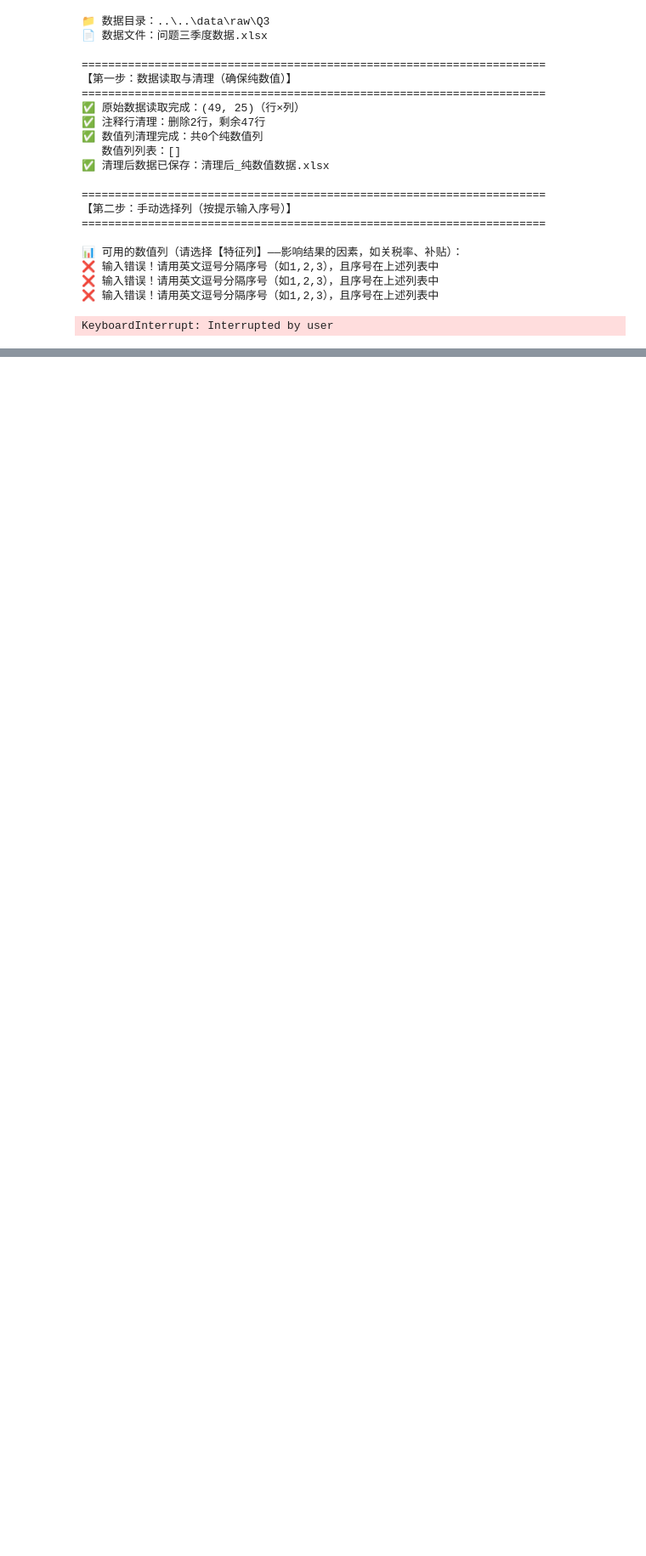
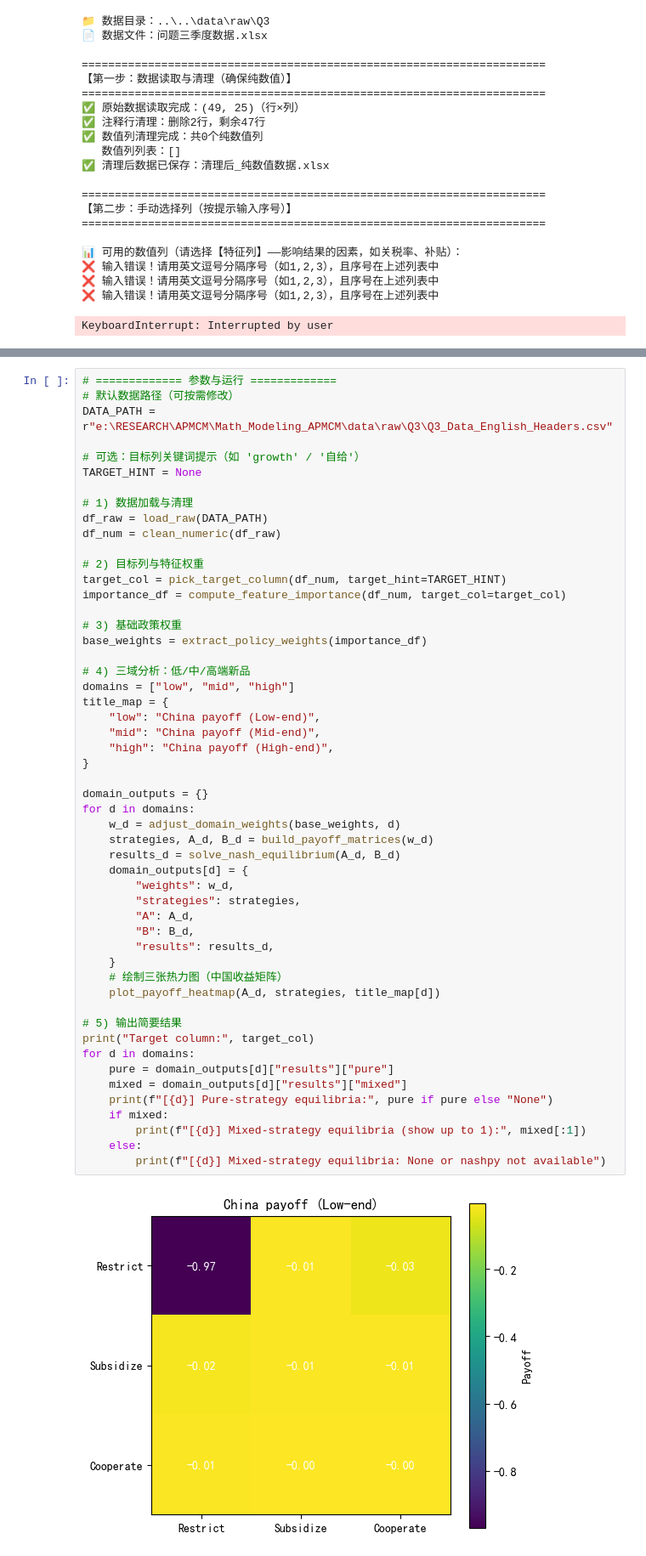
Before and after one commit to d-joshua-c/Math_Modeling_APMCM, a Jupyter notebook: code/notebook/Q3.ipynb, the cells around one changed output, grey strips where cells are left out. Shown: that part at 85% size. Saved outputs shown, nothing was run; the diff lists cells and outputs as text; blank space fills up the shorter version.

```diff
--- a/code/notebook/Q3.ipynb
+++ b/code/notebook/Q3.ipynb
@@ -439,0 +815,54 @@ KeyboardInterrupt: Interrupted by user
+# %%
+# ============= 参数与运行 =============
+# 默认数据路径（可按需修改）
+DATA_PATH = r"e:\RESEARCH\APMCM\Math_Modeling_APMCM\data\raw\Q3\Q3_Data_English_Headers.csv"
+
+# 可选：目标列关键词提示（如 'growth' / '自给'）
+TARGET_HINT = None
+
+# 1) 数据加载与清理
+df_raw = load_raw(DATA_PATH)
+df_num = clean_numeric(df_raw)
+
+# 2) 目标列与特征权重
+target_col = pick_target_column(df_num, target_hint=TARGET_HINT)
+importance_df = compute_feature_importance(df_num, target_col=target_col)
+
+# 3) 基础政策权重
+base_weights = extract_policy_weights(importance_df)
+
+# 4) 三域分析：低/中/高端新品
+domains = ["low", "mid", "high"]
+title_map = {
+    "low": "China payoff (Low-end)",
+    "mid": "China payoff (Mid-end)",
+    "high": "China payoff (High-end)",
+}
+
+domain_outputs = {}
+for d in domains:
+    w_d = adjust_domain_weights(base_weights, d)
+    strategies, A_d, B_d = build_payoff_matrices(w_d)
+    results_d = solve_nash_equilibrium(A_d, B_d)
+    domain_outputs[d] = {
+        "weights": w_d,
+        "strategies": strategies,
+        "A": A_d,
+        "B": B_d,
+        "results": results_d,
+    }
+    # 绘制三张热力图（中国收益矩阵）
+    plot_payoff_heatmap(A_d, strategies, title_map[d])
+
+# 5) 输出简要结果
+print("Target column:", target_col)
+for d in domains:
+    pure = domain_outputs[d]["results"]["pure"]
+    mixed = domain_outputs[d]["results"]["mixed"]
+    print(f"[{d}] Pure-strategy equilibria:", pure if pure else "None")
+    if mixed:
+        print(f"[{d}] Mixed-strategy equilibria (show up to 1):", mixed[:1])
+    else:
+        print(f"[{d}] Mixed-strategy equilibria: None or nashpy not available")
+# %% [output]
+[figure, added]
```
Also changed, not shown: parts of 4 cells of this notebook, 5 other files.
